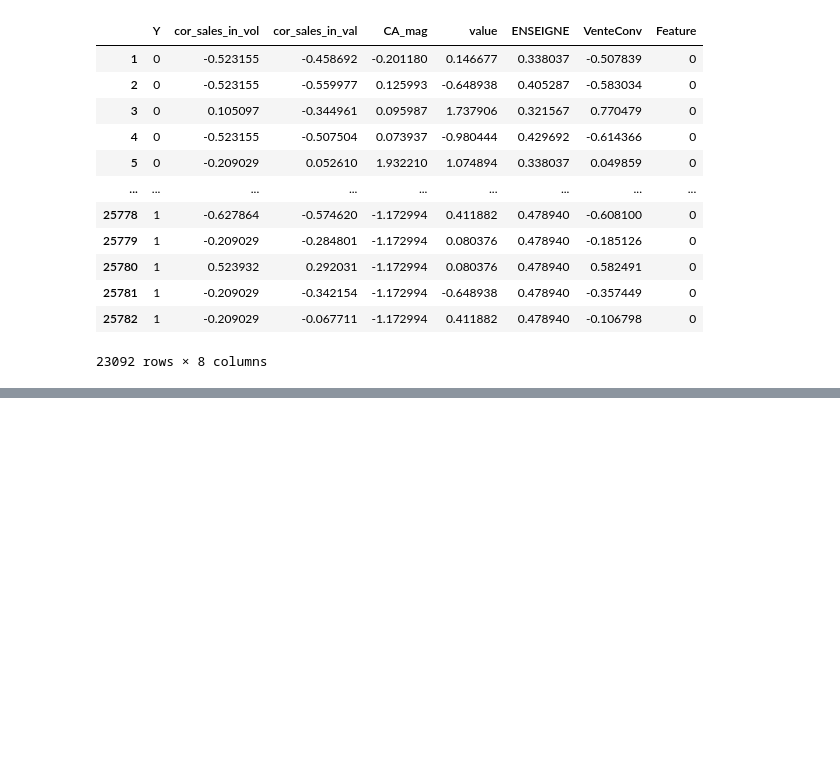
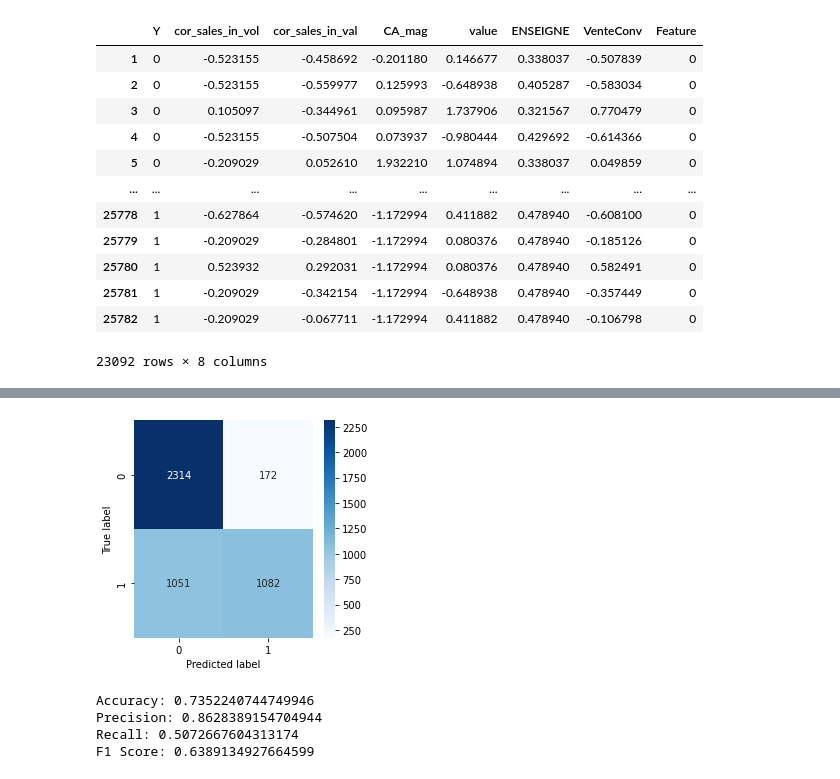
Before and after one commit to medOblla/MDLPC_proj, a Jupyter notebook: classification_test.ipynb, the cells around one changed output, grey strips where cells are left out. Saved outputs shown, nothing was run; the diff lists cells and outputs as text; code cells hidden in the pictures; blank space fills up the shorter version.

```diff
--- a/classification_test.ipynb
+++ b/classification_test.ipynb
@@ -163,0 +405,34 @@ label_encode_Feature(df)
+# %%
+# instantiate the model
+adl = LinearDiscriminantAnalysis()
+# fit the model on the training data
+adl.fit(X_train, Y_train)
+# make predictions on the test data
+Y_pred = adl.predict(X_test)
+# %%
+from sklearn.metrics import confusion_matrix
+import matplotlib.pyplot as plt
+
+
+def plot_confusion_matrix(y_true, y_pred):
+    conf_matrix = confusion_matrix(y_true, y_pred)
+    plt.figure(figsize=(4, 4))
+    sns.heatmap(conf_matrix, annot=True, cmap='Blues', fmt='g')
+    plt.ylabel('True label')
+    plt.xlabel('Predicted label')
+
+
+plot_confusion_matrix(Y_test, Y_pred)
+# %% [output]
+[figure, added]
+# %%
+acc, prec, rec, f1 = evaluate_model(Y_test, Y_pred)
+print("Accuracy:", acc)
+print("Precision:", prec)
+print("Recall:", rec)
+print("F1 Score:", f1)
+# %% [output]
+Accuracy: 0.7352240744749946
+Precision: 0.8628389154704944
+Recall: 0.5072667604313174
+F1 Score: 0.6389134927664599
```
Also changed, not shown: parts of 58 cells of this notebook, 3 other files.
